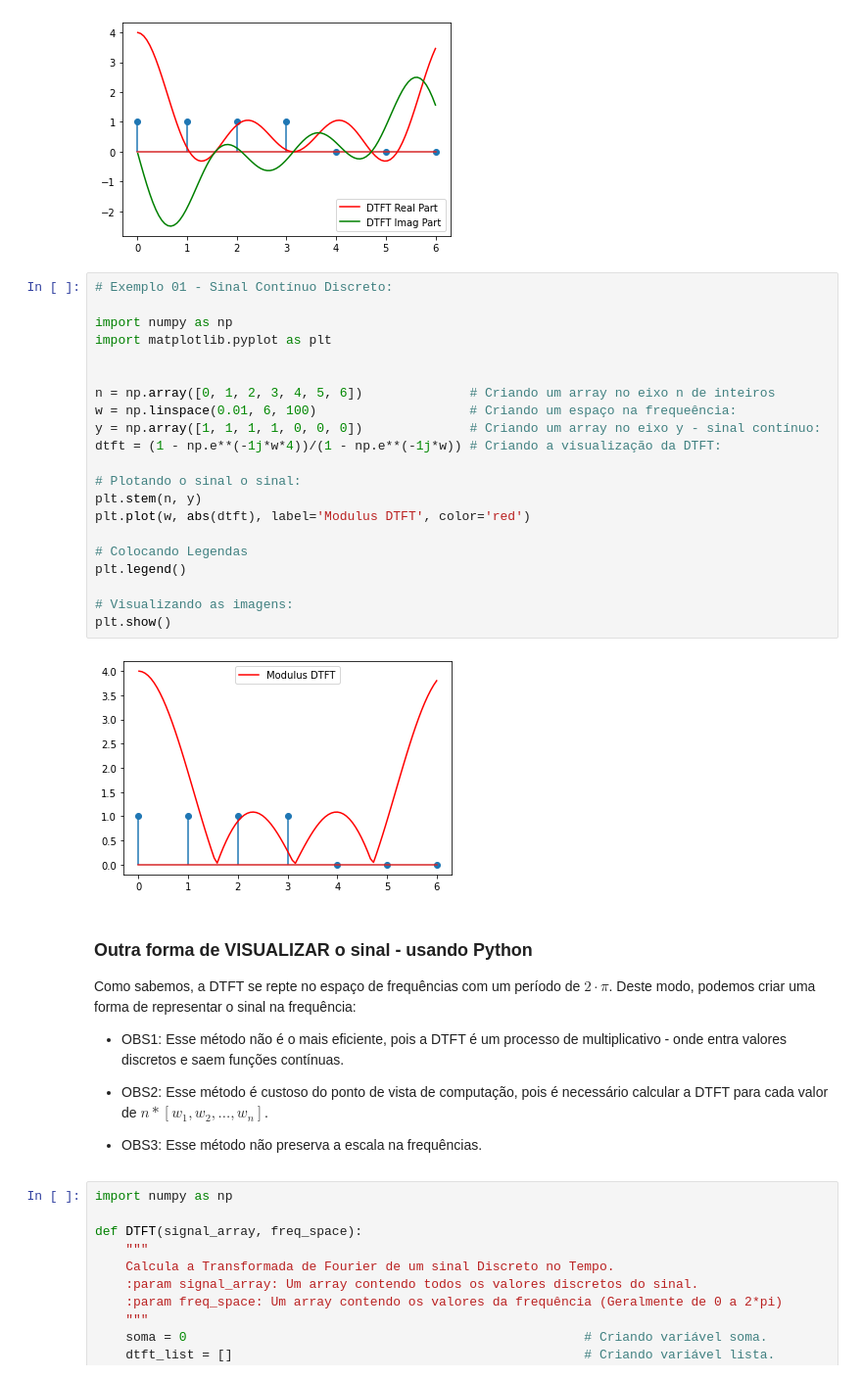
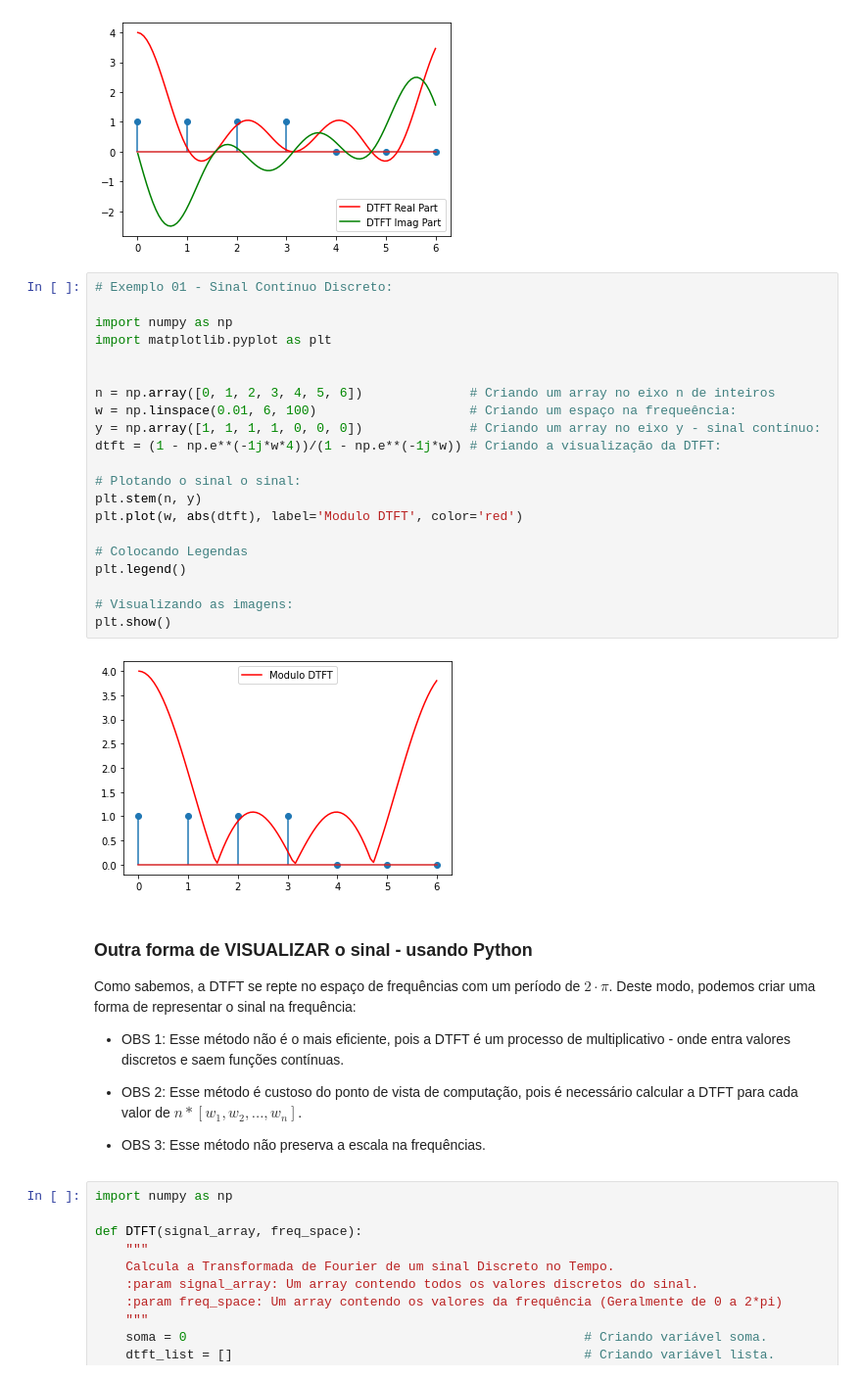
Before and after one commit to leonardoSaaads/ProcessamentoDigitalSinais, a Jupyter notebook: Unidade 1/DTFT.ipynb, the cells around one changed output. Shown at 98% size. Cells and saved outputs as stored; diff of their text form.

```diff
--- a/Unidade 1/DTFT.ipynb
+++ b/Unidade 1/DTFT.ipynb
@@ -66,36 +119,36 @@ plt.show()
 # %%
 # Exemplo 01 - Sinal Contínuo Discreto:
 
 import numpy as np
 import matplotlib.pyplot as plt
 
 
 n = np.array([0, 1, 2, 3, 4, 5, 6])              # Criando um array no eixo n de inteiros
 w = np.linspace(0.01, 6, 100)                    # Criando um espaço na frequeência:
 y = np.array([1, 1, 1, 1, 0, 0, 0])              # Criando um array no eixo y - sinal contínuo:
 dtft = (1 - np.e**(-1j*w*4))/(1 - np.e**(-1j*w)) # Criando a visualização da DTFT:
 
 # Plotando o sinal o sinal:
 plt.stem(n, y)
-plt.plot(w, abs(dtft), label='Modulus DTFT', color='red')
+plt.plot(w, abs(dtft), label='Modulo DTFT', color='red')
 
 # Colocando Legendas
 plt.legend()
 
 # Visualizando as imagens:
 plt.show()
 # %% [output]
-[figure, old version]
+[figure, new version]
 # %% [markdown]
-### Outra forma de VISUALIZAR o sinal - usando Python
+### **Outra forma de VISUALIZAR o sinal - usando Python**
 
 Como sabemos, a DTFT se repte no espaço de frequências com um período de $2 \cdot \pi$. Deste modo, podemos criar uma forma de representar o sinal na frequência:
 
-* OBS1: Esse método não é o mais eficiente, pois a DTFT é um processo de multiplicativo - onde entra valores discretos e saem funções contínuas.
+* OBS 1: Esse método não é o mais eficiente, pois a DTFT é um processo de multiplicativo - onde entra valores discretos e saem funções contínuas.
 
-* OBS2: Esse método é custoso do ponto de vista de computação, pois é necessário calcular a DTFT para cada valor de $n * [w_1, w_2, ..., w_n]$.
+* OBS 2: Esse método é custoso do ponto de vista de computação, pois é necessário calcular a DTFT para cada valor de $n * [w_1, w_2, ..., w_n]$.
 
-* OBS3: Esse método não preserva a escala na frequências.
+* OBS 3: Esse método não preserva a escala na frequências.
 # %%
 import numpy as np
 
```
Also changed, not shown: parts of 11 cells of this notebook.
